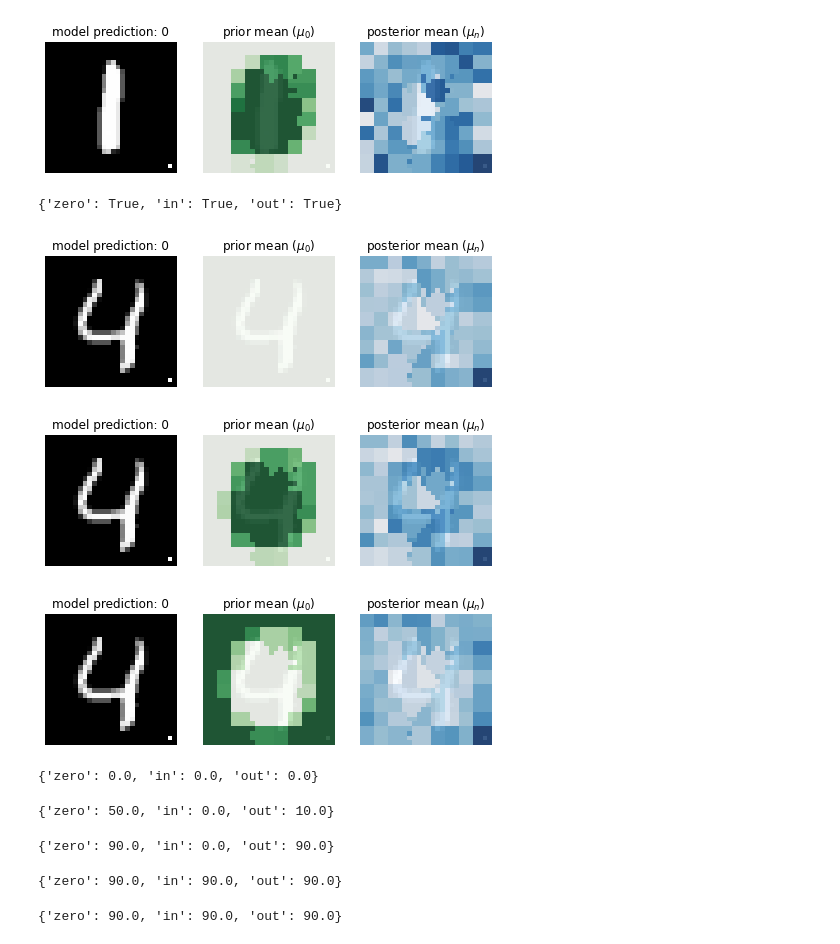
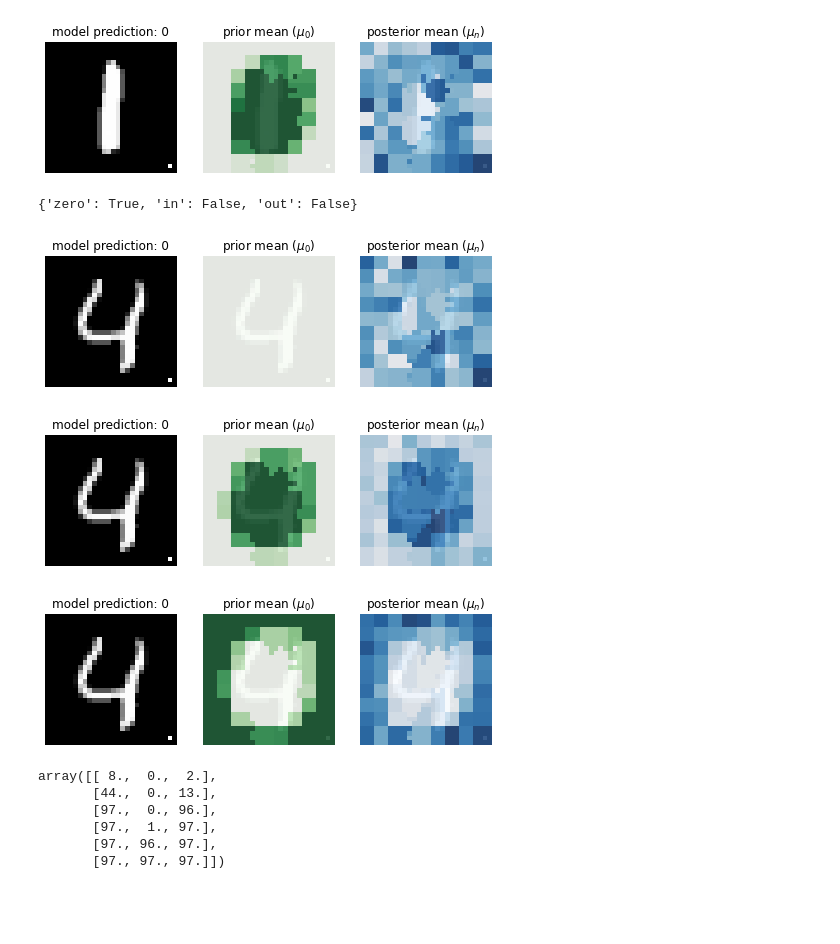
Before and after one commit to jonathanhuml/interpretable_citrus, a Jupyter notebook: TO_BadNets_experiments_2.ipynb, the cells around one changed output. Cells and saved outputs as stored; diff of their text form; code cells hidden in the pictures; blank space fills up the shorter version.

```diff
--- a/TO_BadNets_experiments_2.ipynb
+++ b/TO_BadNets_experiments_2.ipynb
@@ -772,34 +772,9 @@ np.argmax(mu_n)
 # %%
 im = x_test_trig_err[1, :, :, 0]
 priors = prepare_priors(im, mask_in, mask_out)
-recover_trig_baylime(im, model_badnet, priors, backdoor_loc, n_perturbations=20, to_plot=True)
+recover_trig_baylime(im, model_badnet, priors, backdoor_loc, n_perturbations=8, to_plot=True)
 # %% [output]
-{'zero': True, 'in': True, 'out': True}
+{'zero': True, 'in': False, 'out': False}
-[figure, old version]
+[figure, new version]
-[figure, old version]
+[figure, new version]
-[figure, old version]
+[figure, new version]
-# %%
-perc_recov = calculate_recovery_rate(x_test_trig_err, model_badnet, backdoor_loc, mask_in, mask_out, n_perturbations=5, n_images=10)
-perc_recov
-# %% [output]
-{'zero': 0.0, 'in': 0.0, 'out': 0.0}
-# %%
-perc_recov = calculate_recovery_rate(x_test_trig_err, model_badnet, backdoor_loc, mask_in, mask_out, n_perturbations=8, n_images=10)
-perc_recov
-# %% [output]
-{'zero': 50.0, 'in': 0.0, 'out': 10.0}
-# %%
-perc_recov = calculate_recovery_rate(x_test_trig_err, model_badnet, backdoor_loc, mask_in, mask_out, n_perturbations=10, n_images=10)
-perc_recov
-# %% [output]
-{'zero': 90.0, 'in': 0.0, 'out': 90.0}
-# %%
-perc_recov = calculate_recovery_rate(x_test_trig_err, model_badnet, backdoor_loc, mask_in, mask_out, n_perturbations=20, n_images=10)
-perc_recov
-# %% [output]
-{'zero': 90.0, 'in': 90.0, 'out': 90.0}
-# %%
-perc_recov = calculate_recovery_rate(x_test_trig_err, model_badnet, backdoor_loc, mask_in, mask_out, n_perturbations=40, n_images=10)
-perc_recov
-# %% [output]
-{'zero': 90.0, 'in': 90.0, 'out': 90.0}
@@ -805,0 +791,9 @@ perc_recov
+# %%
+perc_all
+# %% [output]
+array([[ 8.,  0.,  2.],
+       [44.,  0., 13.],
+       [97.,  0., 96.],
+       [97.,  1., 97.],
+       [97., 96., 97.],
+       [97., 97., 97.]])
```
Also changed, not shown: parts of 2 cells of this notebook.
